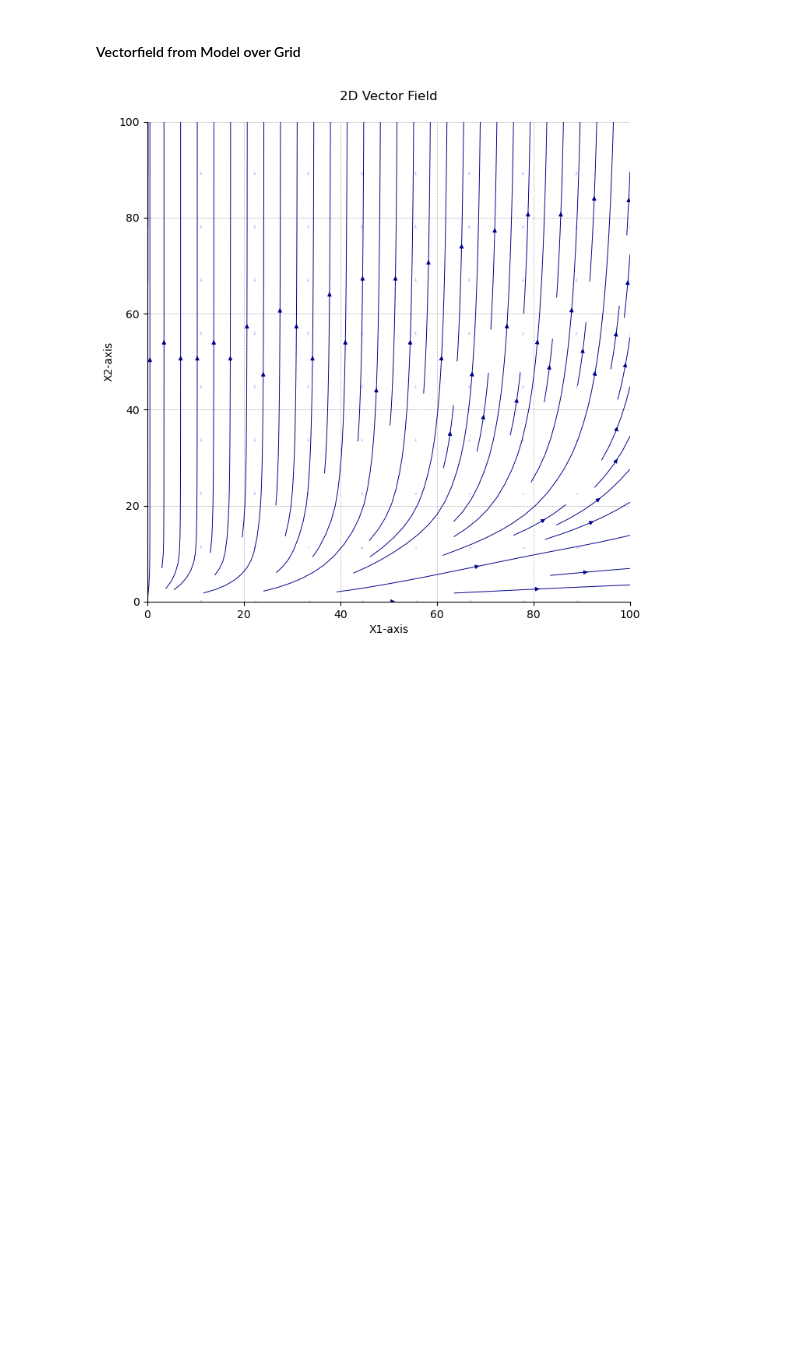
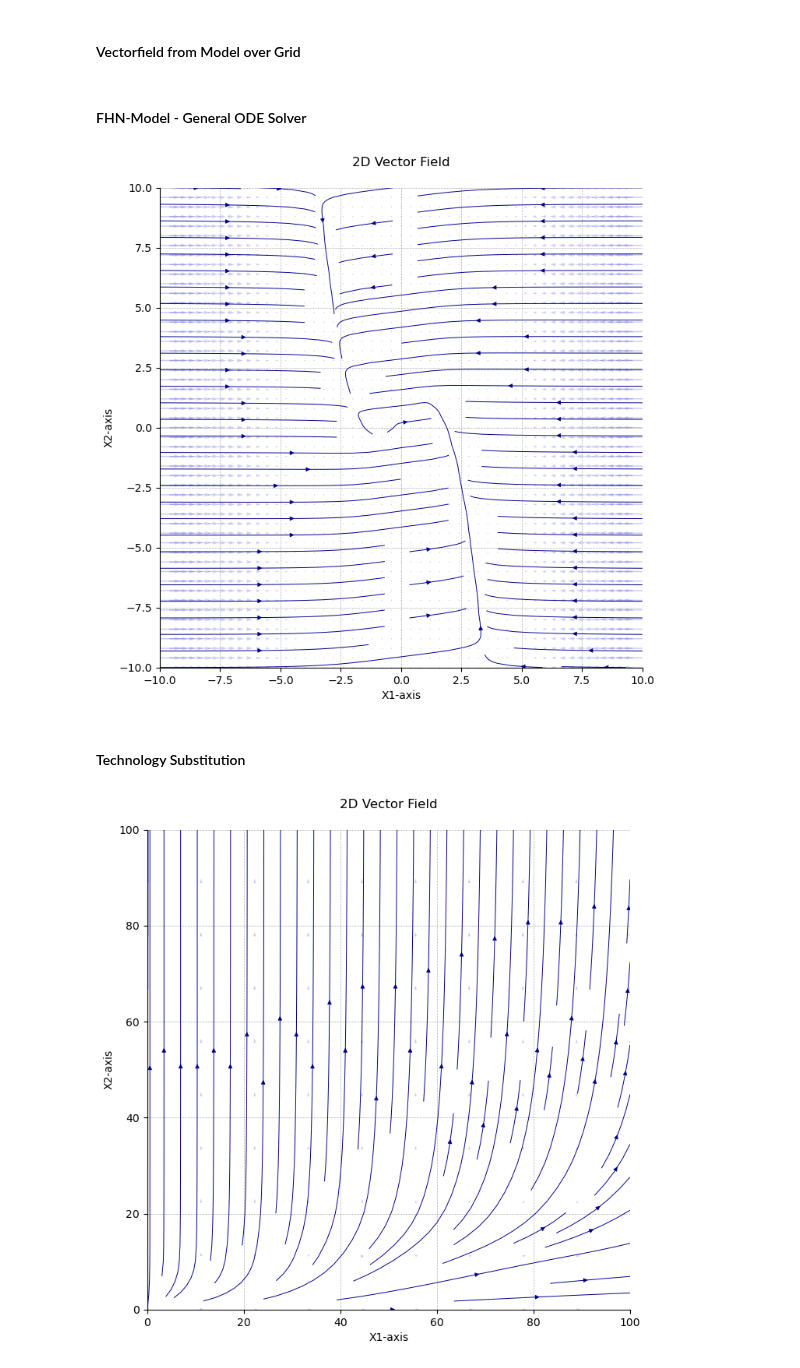
Before and after one commit to Lighfe/mdp-world-model, a Jupyter notebook: data_generation/visualization/plot_tests.ipynb, the cells around one changed output. Cells and saved outputs as stored; diff of their text form; code cells hidden in the pictures; blank space fills up the shorter version.

Commit message:
bug fixes plotting and general ode solver

```diff
--- a/data_generation/visualization/plot_tests.ipynb
+++ b/data_generation/visualization/plot_tests.ipynb
@@ -42,5 +41,20 @@ plot_2D_vector_field(test_vectorfield, [[-1, 1], [-1, 1]])
 [figure]
 # %% [markdown]
 #### Vectorfield from Model over Grid
+# %% [markdown]
+#### FHN-Model - General ODE Solver
+# %%
+fmodel = FitzHughNagumoModel()
+fsolver = GenNumericalSolver(fmodel)
+# %%
+fhnbounds = [(-10,10),(-10,10)]
+fhnres = [10,10]
+fhngrid = Grid(fhnbounds, fhnres)
+# %%
+plot_2D_vector_field_over_grid(fhngrid, fsolver, control = {})
+# %% [output]
+[figure, added]
+# %% [markdown]
+#### Technology Substitution
 # %%
 model = TechnologySubstitution(D0=1.0, delta=1.0, sigma=0.2, alpha=0.5, gamma1=1.0)
```
Also changed, not shown: parts of 8 cells of this notebook, 2 other files.
